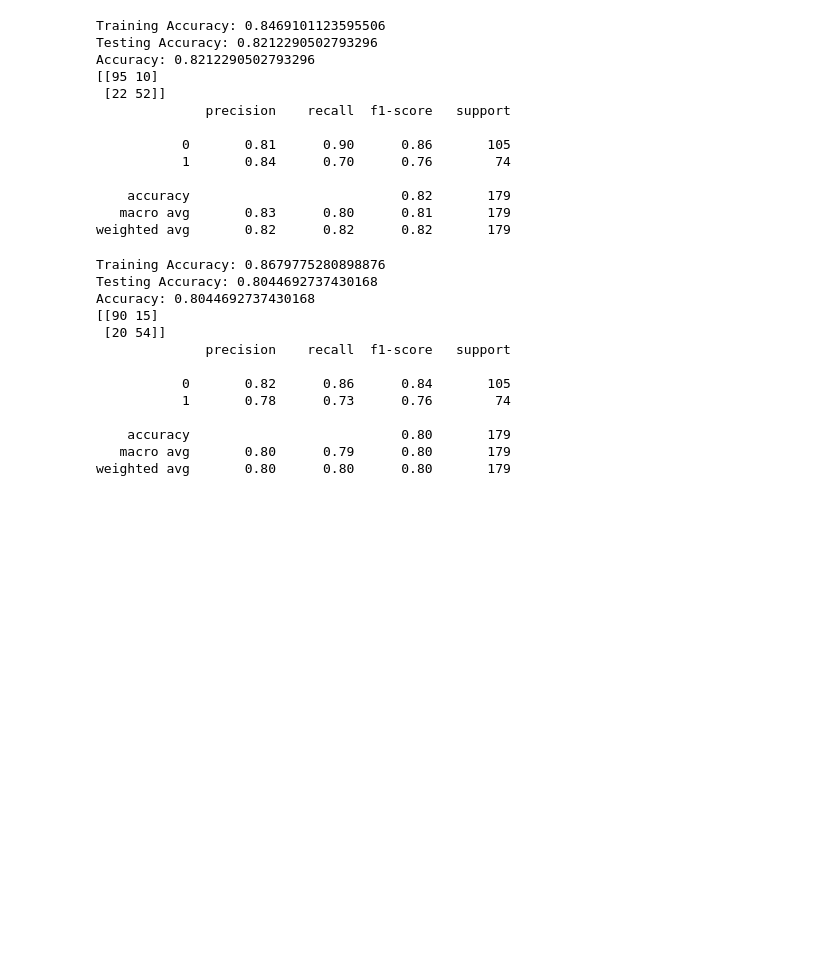
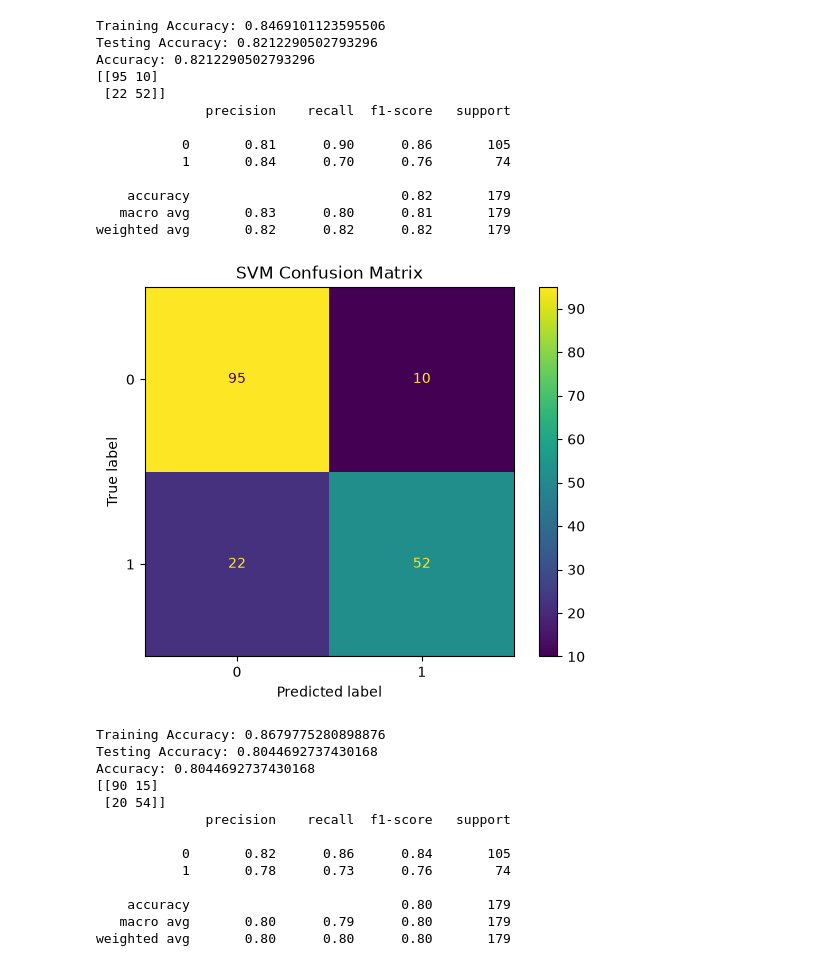
Before and after one commit to nehabhadauria25/titanic_project, a Jupyter notebook: notebooks/titanic_analysis.ipynb, the cells around one changed output. Saved outputs shown, nothing was run; the diff lists cells and outputs as text; code cells hidden in the pictures; blank space fills up the shorter version.

Commit message:
Improve README and add project visualizations

```diff
--- a/notebooks/titanic_analysis.ipynb
+++ b/notebooks/titanic_analysis.ipynb
@@ -420,6 +420,24 @@ Accuracy: 0.8212290502793296
     accuracy                           0.82       179
    macro avg       0.83      0.80      0.81       179
 weighted avg       0.82      0.82      0.82       179
+# %%
+from sklearn.metrics import ConfusionMatrixDisplay
+
+ConfusionMatrixDisplay.from_estimator(
+    svm,
+    X_test,
+    y_test
+)
+
+plt.title("SVM Confusion Matrix")
+
+plt.savefig("../images/svm_confusion_matrix.png",
+            dpi=300,
+            bbox_inches="tight")
+
+plt.show()
+# %% [output]
+[figure, added]
 # %%
 from sklearn.neighbors import KNeighborsClassifier
 knn = KNeighborsClassifier(n_neighbors=5)
```
Also changed, not shown: 7 other files.
